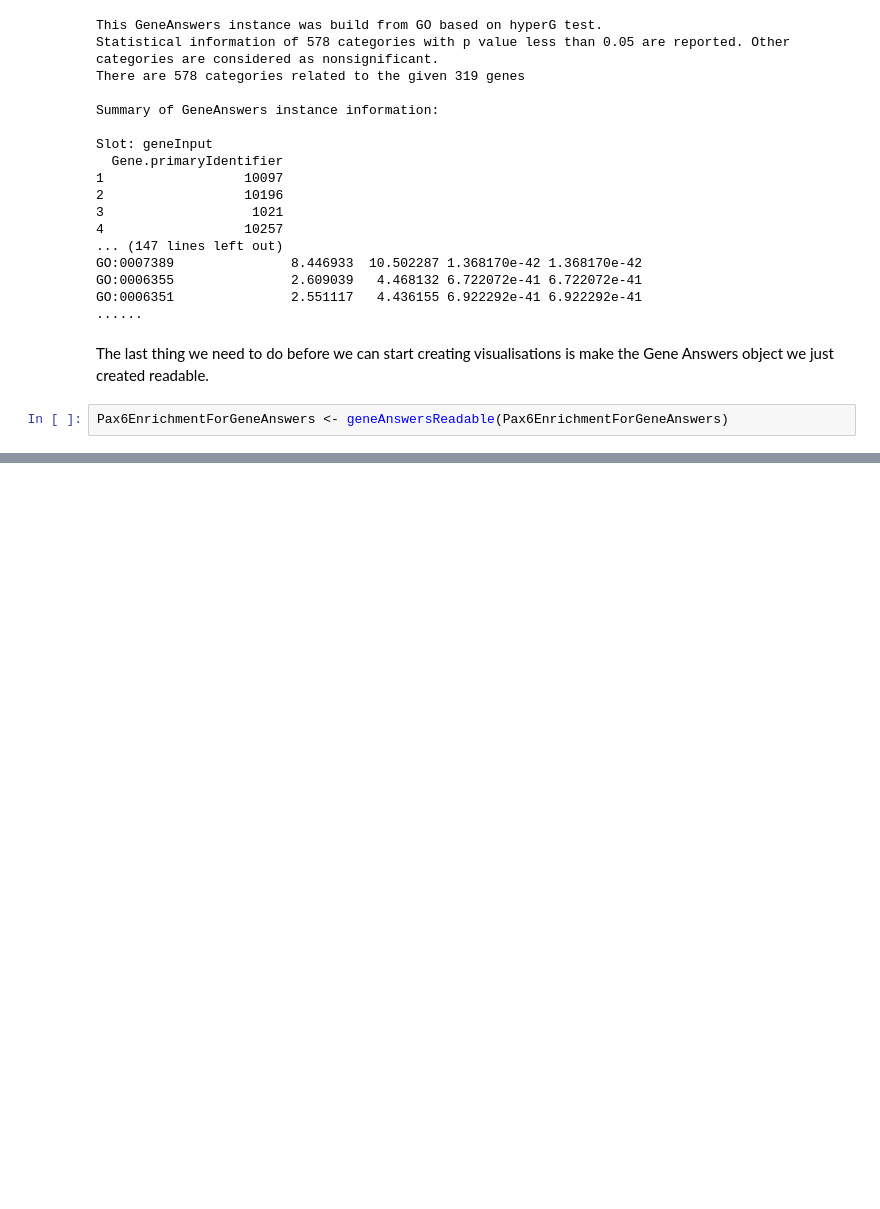
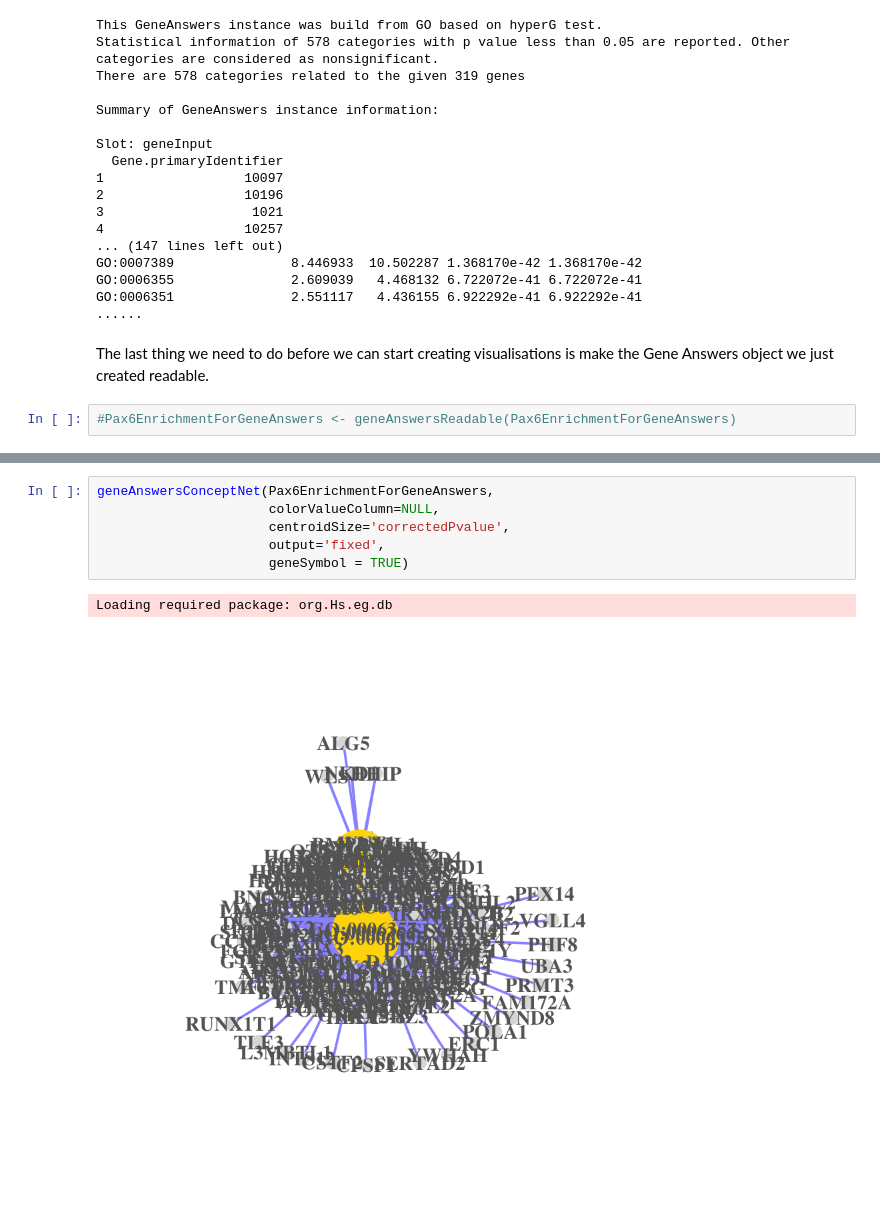
Before and after one commit to intermine/interminer-workshop, a Jupyter notebook: Enrichment Analysis and Visualisations.ipynb, the cells around one changed output, grey strips where cells are left out. Cells and saved outputs as stored; diff of their text form; blank space fills up the shorter version.

Commit message:
add some of the geneanswers visualisations - butour list is too big, really so they don't look great

```diff
--- a/Enrichment Analysis and Visualisations.ipynb
+++ b/Enrichment Analysis and Visualisations.ipynb
@@ -255,4 +255,4 @@ GO:0006351               2.551117   4.436155 6.922292e-41 6.922292e-41
 # %% [markdown]
 The last thing we need to do before we can start creating visualisations is make the Gene Answers object we just created readable.
 # %%
-Pax6EnrichmentForGeneAnswers <- geneAnswersReadable(Pax6EnrichmentForGeneAnswers)
+#Pax6EnrichmentForGeneAnswers <- geneAnswersReadable(Pax6EnrichmentForGeneAnswers)
@@ -275,0 +263,9 @@ Warning message in x11():
+# %%
+geneAnswersConceptNet(Pax6EnrichmentForGeneAnswers,
+                      colorValueColumn=NULL,
+                      centroidSize='correctedPvalue',
+                      output='fixed',
+                      geneSymbol = TRUE)
+# %% [output]
+Loading required package: org.Hs.eg.db
+[figure, added]
```
Also changed, not shown: parts of 6 cells of this notebook.
